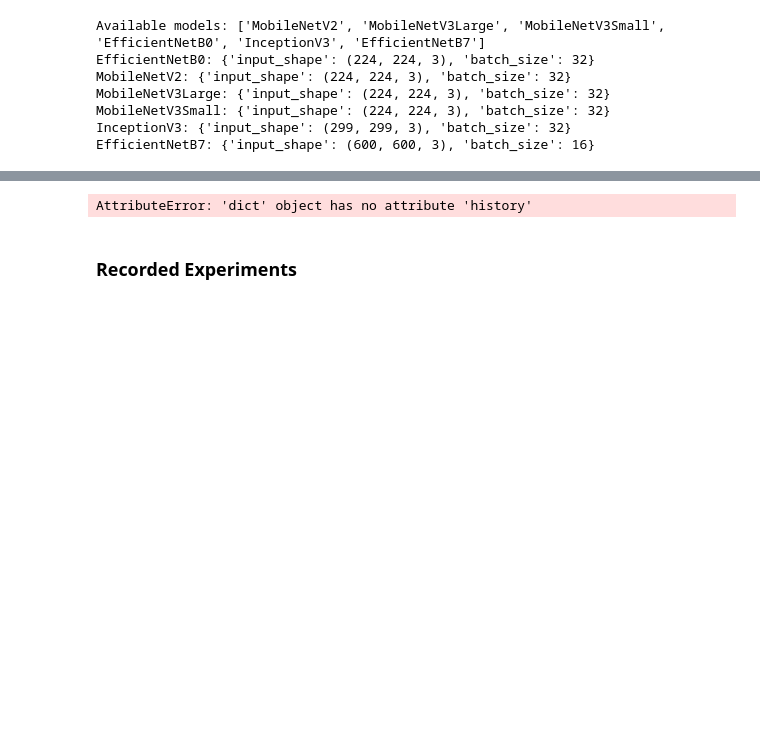
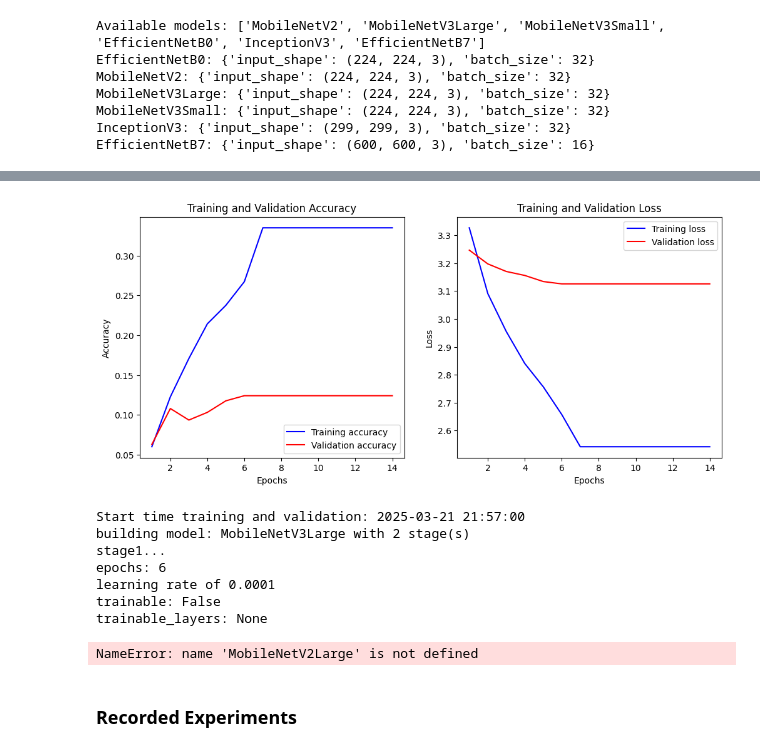
Before and after one commit to JimMaastricht5/birdclassifier, a Jupyter notebook: train_models.ipynb, the cells around one changed output, grey strips where cells are left out. Saved outputs shown, nothing was run; the diff lists cells and outputs as text; code cells hidden in the pictures; blank space fills up the shorter version.

Commit message:
multi model training setup completed.

```diff
--- a/train_models.ipynb
+++ b/train_models.ipynb
@@ -172,9 +172,9 @@ def run_model_experiment(experiment_name, model_name, stages, stage1, stage2, tr
     if model_name == 'MobileNetV2':
         base_model = MobileNetV2(weights='imagenet', include_top=False, input_shape=(224, 224, 3))
     elif model_name == 'MobileNetV3Large':
-        base_model = MobileNetV2Large(weights='imagenet', include_top=False, input_shape=(224, 224, 3))
+        base_model = MobileNetV3Large(weights='imagenet', include_top=False, input_shape=(224, 224, 3))
     elif model_name == 'MobileNetV3Small':
-        base_model = MobileNetV2Small(weights='imagenet', include_top=False, input_shape=(224, 224, 3))
+        base_model = MobileNetV3Small(weights='imagenet', include_top=False, input_shape=(224, 224, 3))
     elif model_name == 'EfficientNetB0':
         base_model = EfficientNetB0(weights='imagenet', include_top=False, input_shape=(224, 224, 3))
     else:
@@ -203,24 +203,25 @@ def run_model_experiment(experiment_name, model_name, stages, stage1, stage2, tr
 
     ##### setup stage 2 if requested
     combined_history = {}
+    print(f'history 1 keys: {history_phase1.history.keys()}')
     if stages == 2:
         model = lock_unlock_layers(model=model, train_last_x_layers=stage2_trainable_layers)
         # Recompile the model and continue from phase1, last epoch + 1 to move to next available
         model.compile(optimizer=keras.optimizers.Adam(learning_rate=stage2_learning), loss='categorical_crossentropy',
                       metrics=['accuracy', tf.keras.metrics.Precision(), tf.keras.metrics.Recall()])
         history_phase2 = model.fit(train_dataset, epochs=stage1_epochs + stage2_epochs, initial_epoch=stage1_epochs, validation_data=validate_dataset)
-
+        print(f'history2 keys: {history_phase2.history.keys()}')
         for key in history_phase1.history:  # combine history
             try:
                 combined_history[key] = history_phase1.history[key] + history_phase2.history[key]
             except:
-                print(f'history1 key {key} not found in history2 ')
+                pass
+                #     print(f'history1 key {key} not found in history2 ')
         for key2 in history_phase2.history:
             if key2 not in history_phase1.history:
                 combined_history[key2] = history_phase2.history[key2]
     else:
         combined_history = history_phase1  # if one state take stage 1 hist
-    print(combined_history.keys())
 
     #### process results and save model
     # record training time
@@ -233,10 +234,10 @@ def run_model_experiment(experiment_name, model_name, stages, stage1, stage2, tr
     model.save(f'{model_filename}.h5')  # save the model
 
     # write_results_to_file
-    acc = combined_history.history['accuracy']
-    validate_acc = combined_history.history['val_accuracy']
-    loss = combined_history.history['loss']
-    validate_loss = combined_history.history['val_loss']
+    acc = combined_history['accuracy']
+    validate_acc = combined_history['val_accuracy']
+    loss = combined_history['loss']
+    validate_loss = combined_history['val_loss']
 
     write_results_to_file('experiment_log.csv', experiment_name, start_time_datetime, end_time_datetime, model_name, total_epochs,
                           acc[-1], validate_acc[-1], loss[-1], validate_loss[-1], stages, stage1, stage2)
@@ -332,8 +333,8 @@ mobilenet_all_versions_experiment_dict = {
         # 'model_types': [0, 1, 2, 3], # leave out the two models with weird image sizes for now
         'model_types': [0, 1, 2], # mobilenetv2, mobilenetv3large, mobilenetv3small
         'number_of_stages': 2,
-        'stage1': {'epochs': 5, 'base_trainable': False, 'trainable_layers': None, 'learning_rate': 0.0001},
-        'stage2': {'epochs': 3, 'base_trainable': False, 'trainable_layers': -2, 'learning_rate': 0.00001}
+        'stage1': {'epochs': 6, 'base_trainable': False, 'trainable_layers': None, 'learning_rate': 0.0001},
+        'stage2': {'epochs': 8, 'base_trainable': True, 'trainable_layers': None, 'learning_rate': 0.00001}
     }
 }
 
@@ -359,4 +360,12 @@ End time training and validation: 2025-03-20 20:36:09
+[figure, added]
-AttributeError: 'dict' object has no attribute 'history'
+Start time training and validation: 2025-03-21 21:57:00
+building model: MobileNetV3Large with 2 stage(s)
+stage1...
+epochs: 6
+learning rate of 0.0001
+trainable: False
+trainable_layers: None
+NameError: name 'MobileNetV2Large' is not defined
 # %% [markdown]
 ### Recorded Experiments
 # %% [markdown]
```
Also changed, not shown: parts of 3 cells of this notebook.
